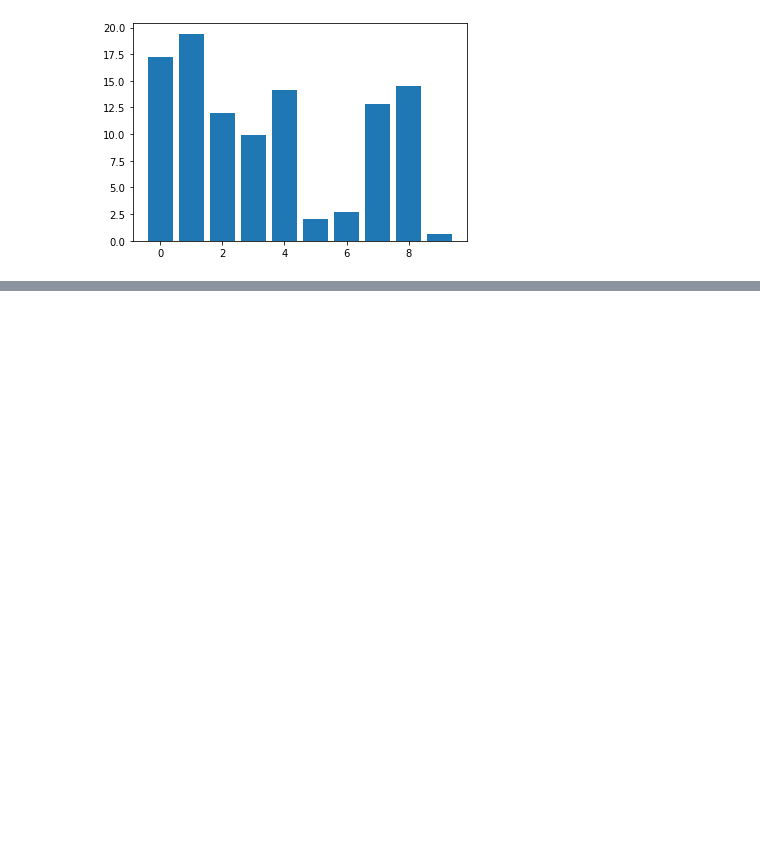
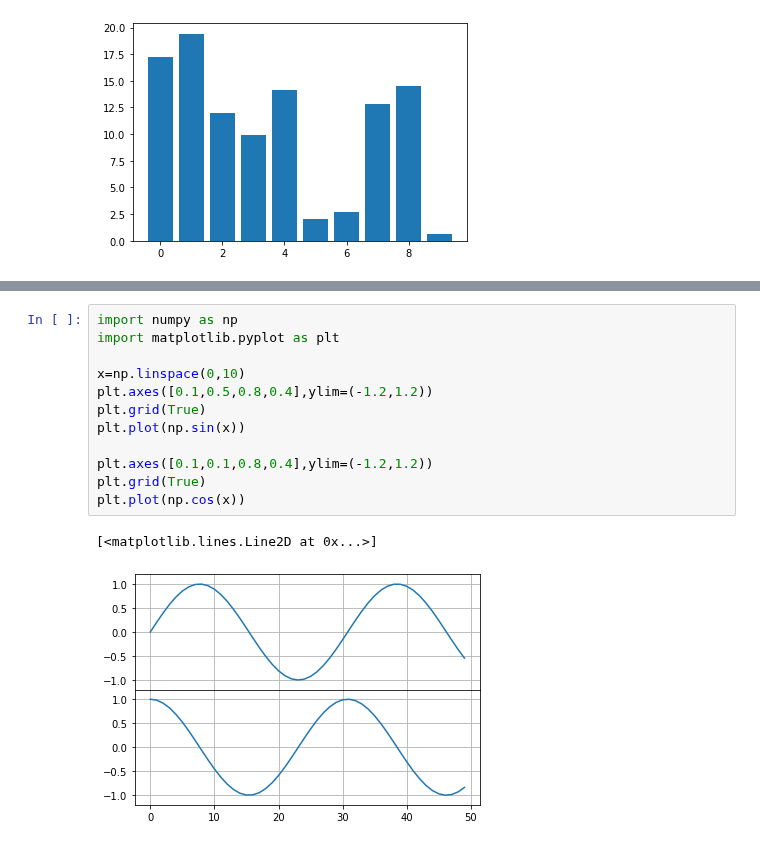
Before and after one commit to iHeadWater/hydrus, a Jupyter notebook: 3-basic-pyviz/matplotlib/how-to-use-matplotlib.ipynb, the cells around one changed output, grey strips where cells are left out. Saved outputs shown, nothing was run; the diff lists cells and outputs as text; blank space fills up the shorter version.

```diff
--- a/3-basic-pyviz/matplotlib/how-to-use-matplotlib.ipynb
+++ b/3-basic-pyviz/matplotlib/how-to-use-matplotlib.ipynb
@@ -446,0 +467,15 @@ plt.show()
+# %%
+import numpy as np
+import matplotlib.pyplot as plt
+
+x=np.linspace(0,10)
+plt.axes([0.1,0.5,0.8,0.4],ylim=(-1.2,1.2))
+plt.grid(True)
+plt.plot(np.sin(x))
+
+plt.axes([0.1,0.1,0.8,0.4],ylim=(-1.2,1.2))
+plt.grid(True)
+plt.plot(np.cos(x))
+# %% [output]
+[<matplotlib.lines.Line2D at 0x...>]
+[figure, added]
```
Also changed, not shown: parts of 14 cells of this notebook, 12 other files.
